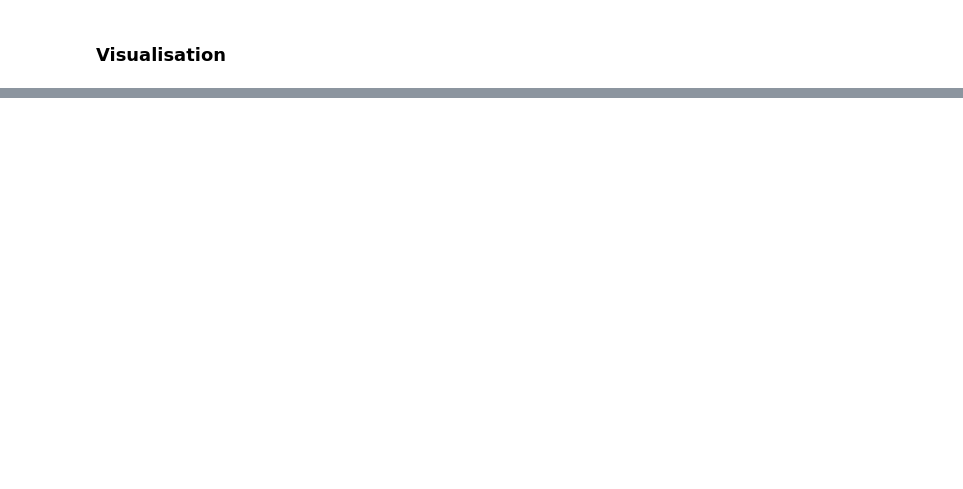
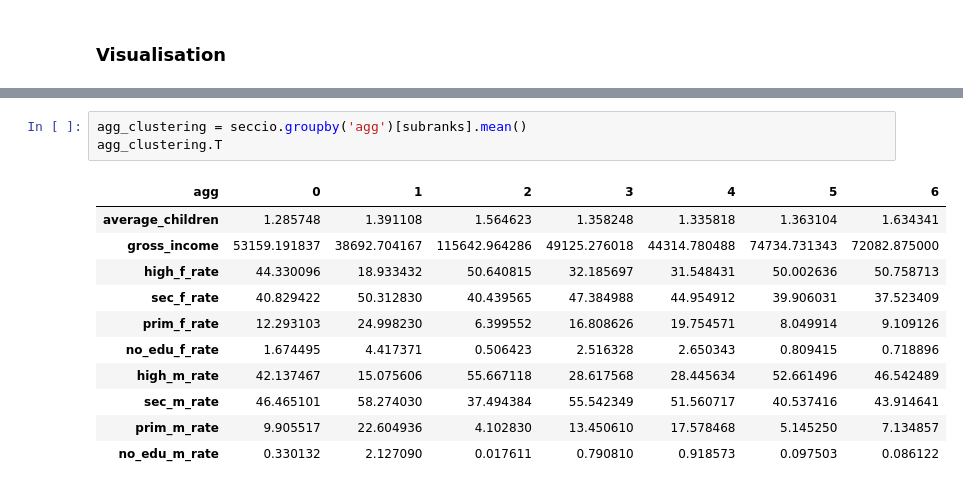
Before and after one commit to novotny-marek/SDS4SG-barcelona-case, a Jupyter notebook: barcelona.ipynb, the cells around one changed output, grey strips where cells are left out. Drawn from its saved outputs; the diff is of its cells as text; blank space fills up the shorter version.

```diff
--- a/barcelona.ipynb
+++ b/barcelona.ipynb
@@ -558,0 +589,15 @@ plt.show()
+# %%
+agg_clustering = seccio.groupby('agg')[subranks].mean()
+agg_clustering.T
+# %% [output]
+| agg | 0 | 1 | 2 | 3 | 4 | 5 | 6 |
+| average_children | 1.285748 | 1.391108 | 1.564623 | 1.358248 | 1.335818 | 1.363104 | 1.634341 |
+| gross_income | 53159.191837 | 38692.704167 | 115642.964286 | 49125.276018 | 44314.780488 | 74734.731343 | 72082.875000 |
+| high_f_rate | 44.330096 | 18.933432 | 50.640815 | 32.185697 | 31.548431 | 50.002636 | 50.758713 |
+| sec_f_rate | 40.829422 | 50.312830 | 40.439565 | 47.384988 | 44.954912 | 39.906031 | 37.523409 |
+| prim_f_rate | 12.293103 | 24.998230 | 6.399552 | 16.808626 | 19.754571 | 8.049914 | 9.109126 |
+| no_edu_f_rate | 1.674495 | 4.417371 | 0.506423 | 2.516328 | 2.650343 | 0.809415 | 0.718896 |
+| high_m_rate | 42.137467 | 15.075606 | 55.667118 | 28.617568 | 28.445634 | 52.661496 | 46.542489 |
+| sec_m_rate | 46.465101 | 58.274030 | 37.494384 | 55.542349 | 51.560717 | 40.537416 | 43.914641 |
+| prim_m_rate | 9.905517 | 22.604936 | 4.102830 | 13.450610 | 17.578468 | 5.145250 | 7.134857 |
+| no_edu_m_rate | 0.330132 | 2.127090 | 0.017611 | 0.790810 | 0.918573 | 0.097503 | 0.086122 |
```
Also changed, not shown: parts of 7 cells of this notebook.
